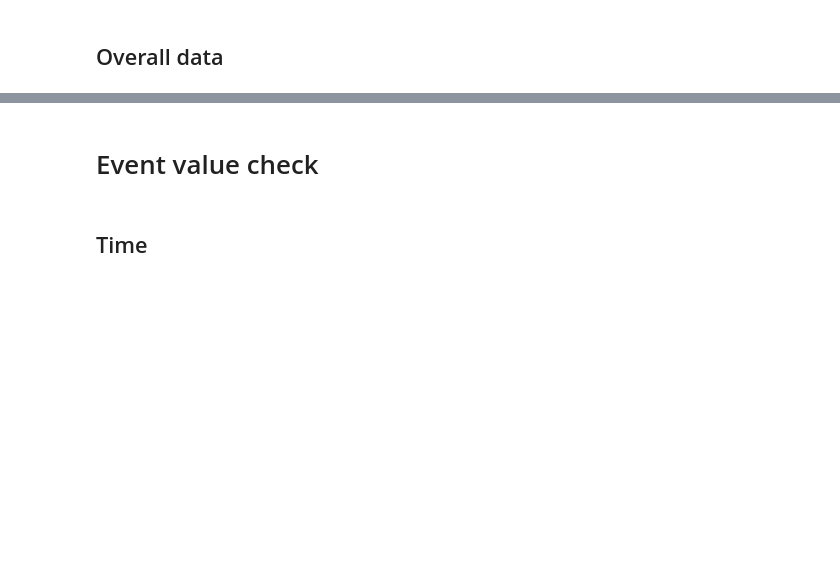
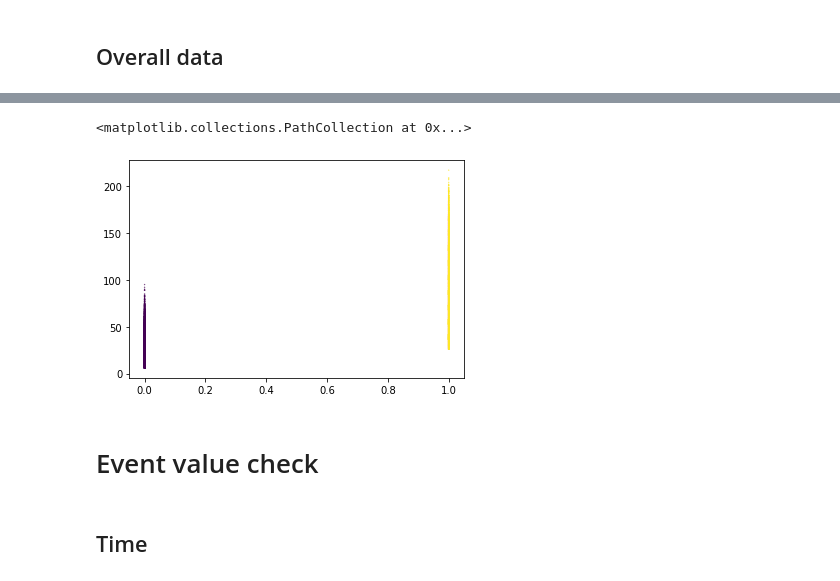
Before and after one commit to WatChMaL/NeutronGNN, a Jupyter notebook: root_utils/verify_h5.ipynb, the cells around one changed output, grey strips where cells are left out. Cells and saved outputs as stored; diff of their text form; code cells hidden in the pictures; blank space fills up the shorter version.

```diff
--- a/root_utils/verify_h5.ipynb
+++ b/root_utils/verify_h5.ipynb
@@ -102,3 +163,8 @@ plt.hist(energies)
+# %%
+plt.scatter(labels, nhits, c=labels, s=0.1)
+# %% [output]
+<matplotlib.collections.PathCollection at 0x...>
+[figure, added]
 # %% [markdown]
 # Event value check
 # %%
```
Also changed, not shown: parts of 11 cells of this notebook.
